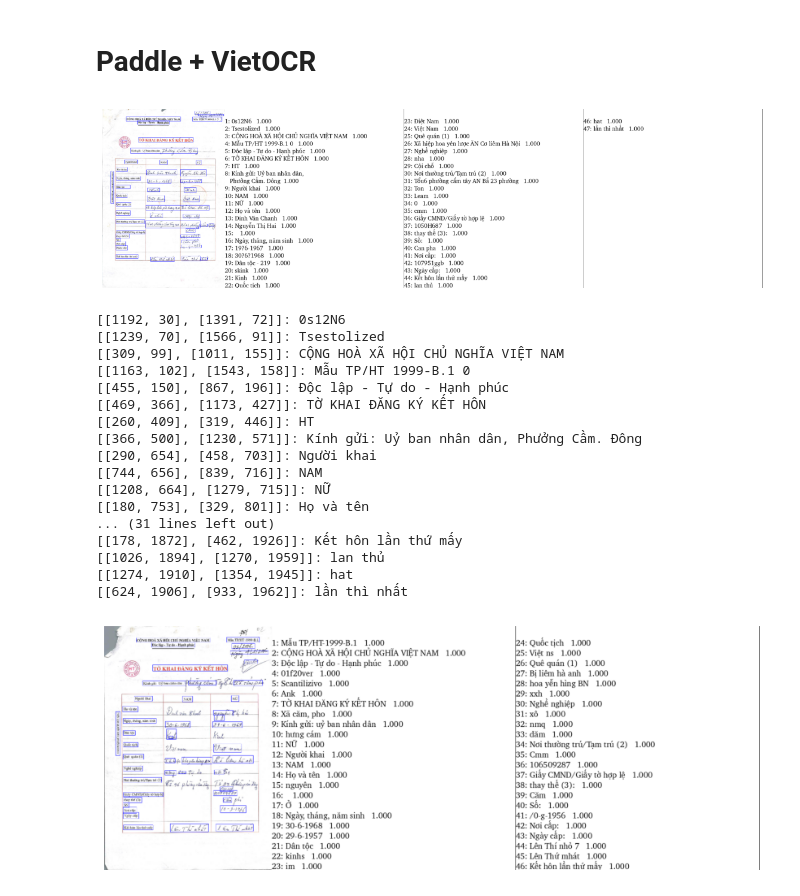
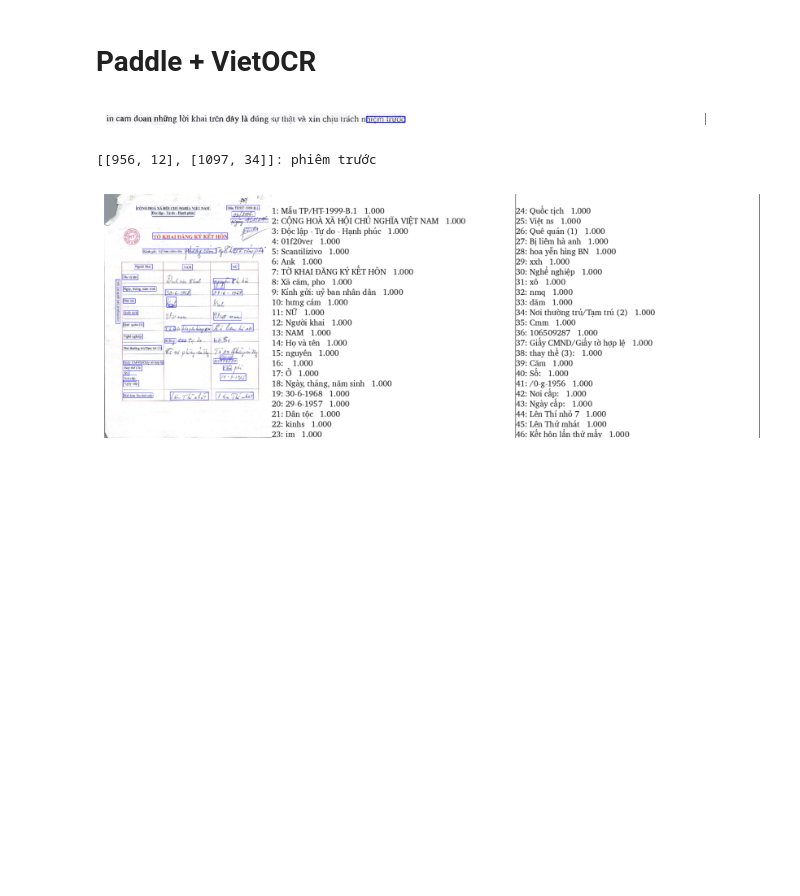
Before and after one commit to hungtrieu07/vietnamese-ocr, a Jupyter notebook: predict.ipynb, the cells around one changed output. Saved outputs shown, nothing was run; the diff lists cells and outputs as text; code cells hidden in the pictures; blank space fills up the shorter version.

```diff
--- a/predict.ipynb
+++ b/predict.ipynb
@@ -23,5 +39,5 @@ from paddleocr import PaddleOCR, draw_ocr
 # %%
-FONT = '/content/PaddleOCR/doc/fonts/latin.ttf'
+FONT = 'PaddleOCR/doc/fonts/latin.ttf'
 def predict(recognitor, detector, img_path, save_path, padding=4, dpi=200):
     # Load image
     img = cv2.imread(img_path)
@@ -121,5 +137,5 @@ def display_image_in_actual_size(img_path, dpi=200):
 # Configuration
 # %%
 # Config of PaddleOCR
-detector = PaddleOCR(use_angle_cls=False, lang="vi", use_gpu=True)
+detector = PaddleOCR(use_angle_cls=False, use_gpu=False)
 # %% [output]
@@ -133,7 +146,13 @@ config = Cfg.load_config_from_name('vgg_transformer')
 
 config['cnn']['pretrained'] = True
 config['predictor']['beamsearch'] = True
-config['device'] = 'cuda:0'
+
+if torch.cuda.is_available():
+    print("Your machine support CUDA")
+    config['device'] = "cuda:0"
+else:
+    print("Your machine don't have CUDA GPU. Using CPU instead...")
+    config['device'] = 'cpu'
 
 recognitor = Predictor(config)
 # %% [output]
@@ -161,32 +180,16 @@ rec_result
 # %% [markdown]
 # Paddle + VietOCR
 # %%
-input_path = '/content/drive/MyDrive/doan/1.jpg'
-output_path = '/content/'
+input_path = '/home/hungtrieu07/Downloads/vietnamese-ocr/cropped_text_images/cropped_text_0_185_1101_229.png'
+output_path = '/home/hungtrieu07/Downloads/vietnamese-ocr/test_output'
 
 # Predict
 boxes, texts = predict(recognitor, detector, input_path, output_path, padding=2, dpi=200)
 for i, (box, text) in enumerate(zip(boxes, texts)):
   print("{}: {}".format(box, text))
 # %% [output]
-[figure, old version]
+[figure, new version]
-[[1192, 30], [1391, 72]]: 0s12N6
-[[1239, 70], [1566, 91]]: Tsestolized
-[[309, 99], [1011, 155]]: CỘNG HOÀ XÃ HỘI CHỦ NGHĨA VIỆT NAM
-[[1163, 102], [1543, 158]]: Mẫu TP/HT 1999-B.1 0
-[[455, 150], [867, 196]]: Độc lập - Tự do - Hạnh phúc
-[[469, 366], [1173, 427]]: TỜ KHAI ĐĂNG KÝ KẾT HÔN
-[[260, 409], [319, 446]]: HT
-[[366, 500], [1230, 571]]: Kính gửi: Uỷ ban nhân dân, Phưởng Cầm. Đông
-[[290, 654], [458, 703]]: Người khai
-[[744, 656], [839, 716]]: NAM
-[[1208, 664], [1279, 715]]: NỮ
-[[180, 753], [329, 801]]: Họ và tên
-... (31 lines left out)
-[[178, 1872], [462, 1926]]: Kết hôn lần thứ mấy
-[[1026, 1894], [1270, 1959]]: lan thủ
-[[1274, 1910], [1354, 1945]]: hat
-[[624, 1906], [933, 1962]]: lần thì nhất
+[[956, 12], [1097, 34]]: phiêm trước
 # %%
 input_path = '/content/drive/MyDrive/doan/2.jpg'
 output_path = '/content/'
```
Also changed, not shown: parts of 7 cells of this notebook, 2 other files.
